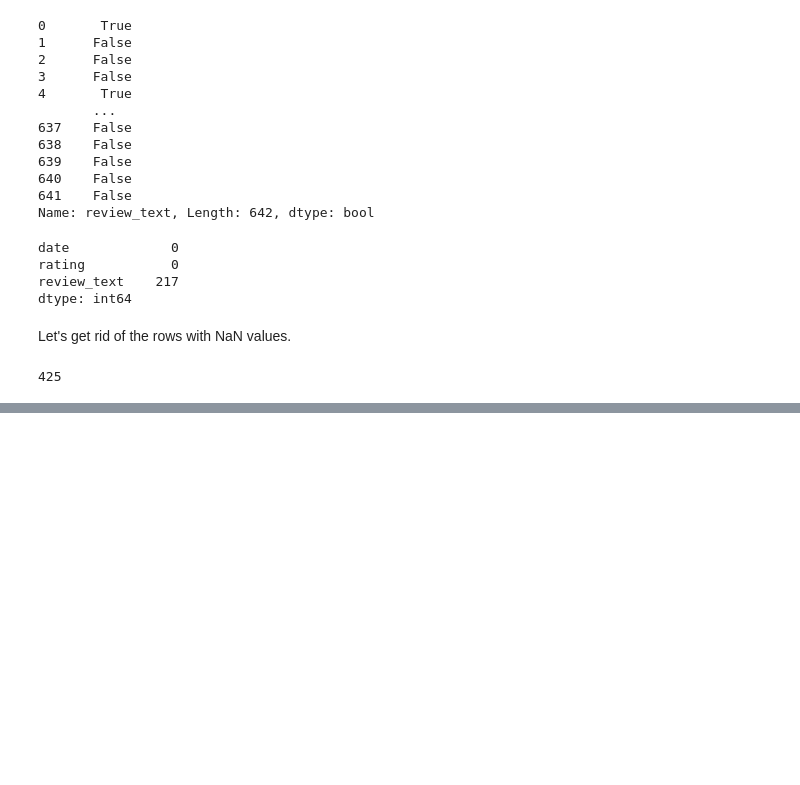
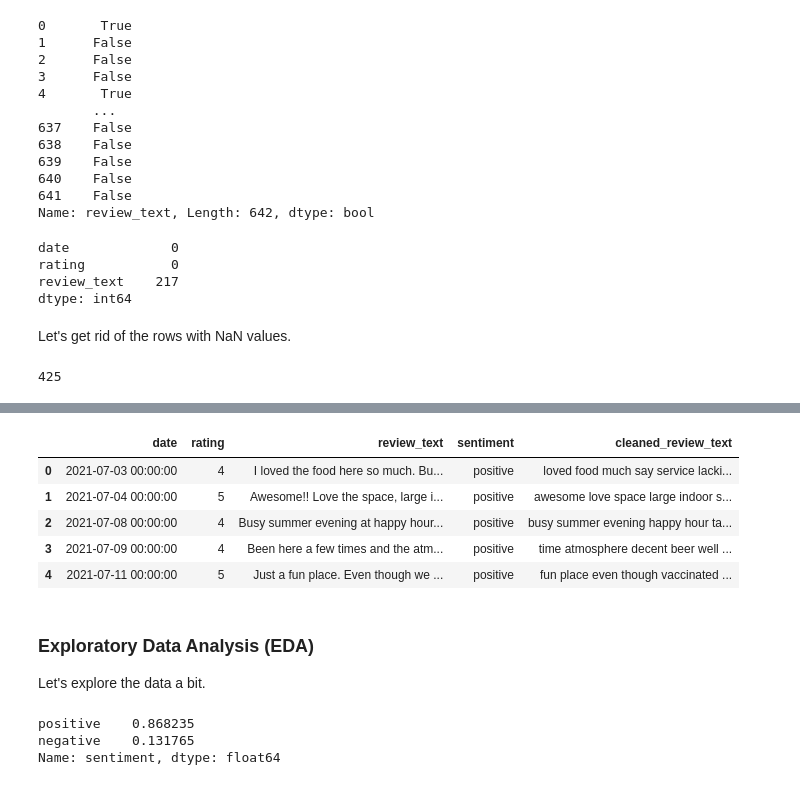
Before and after one commit to cyborgrob/MT_Reviews_SA, a Jupyter notebook: consolidate_reviews.ipynb, the cells around one changed output, grey strips where cells are left out. Drawn from its saved outputs; the diff is of its cells as text; code cells hidden in the pictures; blank space fills up the shorter version.

```diff
--- a/consolidate_reviews.ipynb
+++ b/consolidate_reviews.ipynb
@@ -155,0 +228,13 @@ cleaned_df.to_csv("cleaned.csv", index=False)
+# %%
+df['cleaned_review_text'] = df['review_text'].apply(clean_text)
+df.head()
+# %% [output]
+|  | date | rating | review_text | sentiment | cleaned_review_text |
+| 0 | 2021-07-03 00:00:00 | 4 | I loved the food here so much. Bu... | positive | loved food much say service lacki... |
+| 1 | 2021-07-04 00:00:00 | 5 | Awesome!! Love the space, large i... | positive | awesome love space large indoor s... |
+| 2 | 2021-07-08 00:00:00 | 4 | Busy summer evening at happy hour... | positive | busy summer evening happy hour ta... |
+| 3 | 2021-07-09 00:00:00 | 4 | Been here a few times and the atm... | positive | time atmosphere decent beer well ... |
+| 4 | 2021-07-11 00:00:00 | 5 | Just a fun place. Even though we ... | positive | fun place even though vaccinated ... |
+# %% [markdown]
+### Exploratory Data Analysis (EDA)
+Let's explore the data a bit.
@@ -155,0 +243,7 @@ cleaned_df.to_csv("cleaned.csv", index=False)
+# %%
+sentiment_distribution = df['sentiment'].value_counts(normalize=True) # `normalize=True` returns percentages, `False` returns raw counts
+sentiment_distribution
+# %% [output]
+positive    0.868235
+negative    0.131765
+Name: sentiment, dtype: float64
```
Also changed, not shown: parts of 13 cells of this notebook.
